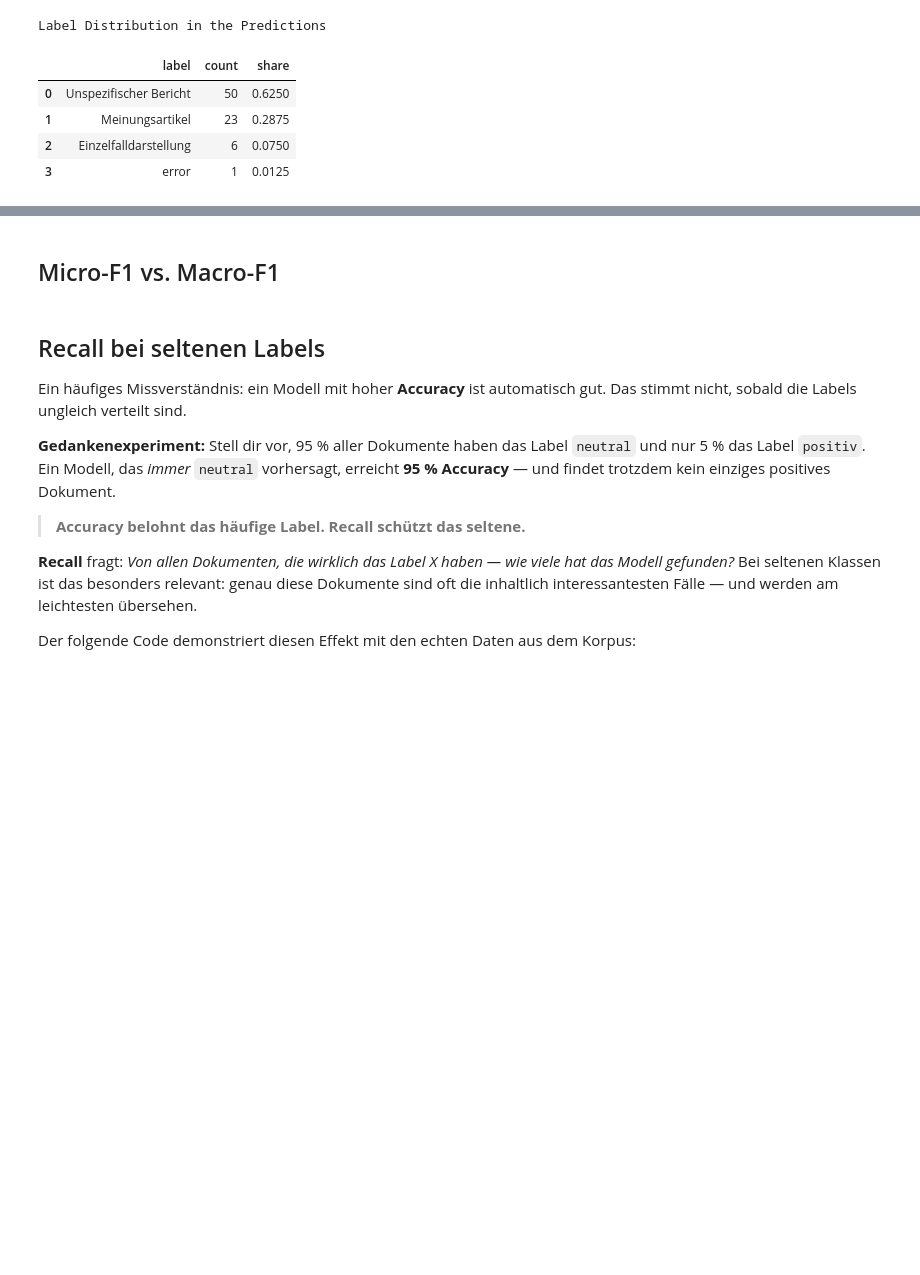
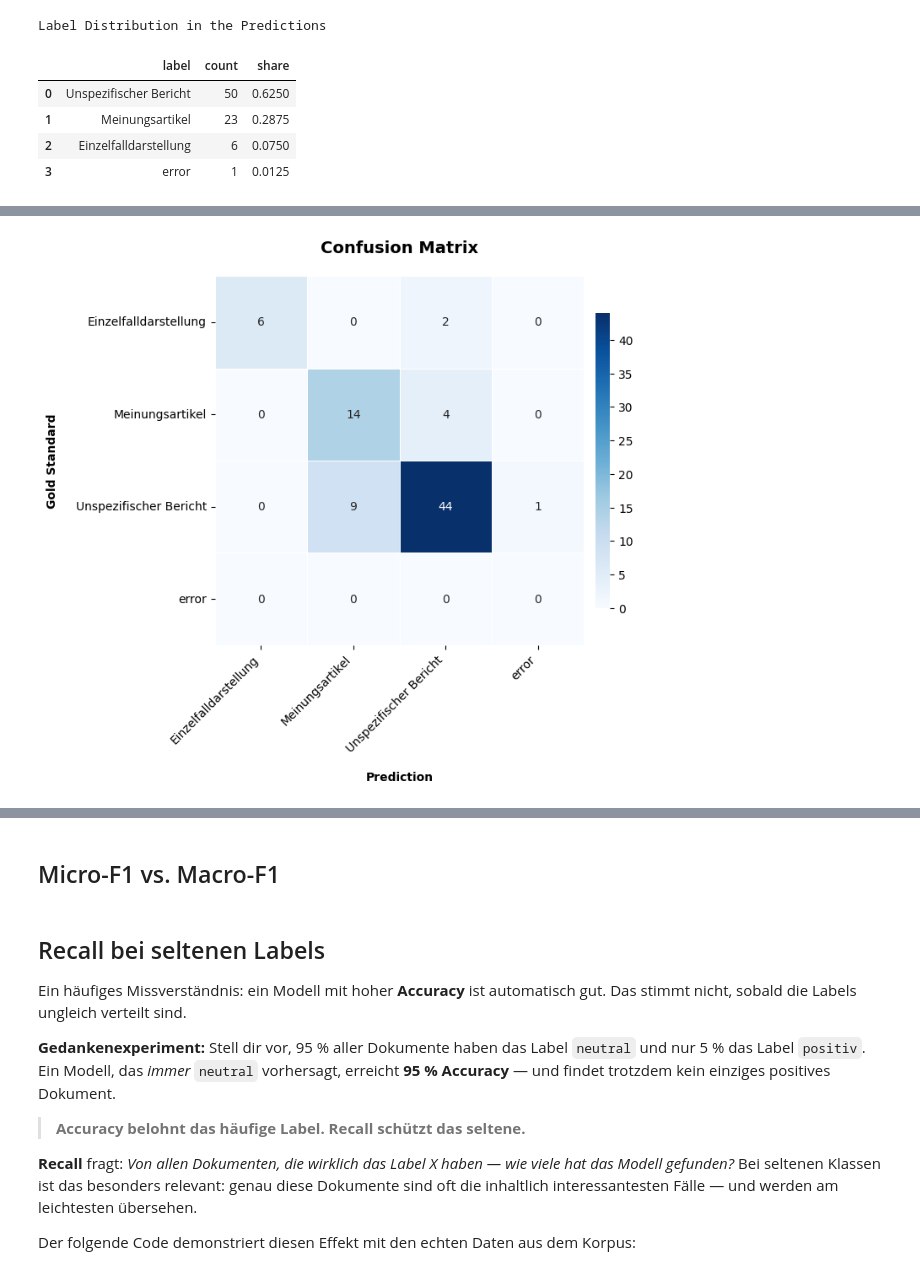
Before and after one commit to zentralbibliothek-zuerich/zblab-summerschool-2026, a Jupyter notebook: notebooks/XX_evaluation.ipynb, the cells around one changed output, grey strips where cells are left out. Cells and saved outputs as stored; diff of their text form; code cells hidden in the pictures; blank space fills up the shorter version.

Commit message:
:sparkles: polish and add normed confusion matrices

```diff
--- a/notebooks/XX_evaluation.ipynb
+++ b/notebooks/XX_evaluation.ipynb
@@ -123,6 +112,6 @@ Falls die Anzahl Dokumente vor und nach dem Merge nicht übereinstimmt, fehlt f
 # %%
 eval_df = (
-    gold_df[gold_df['label'].notna()].merge(pred_df, on='id', how='inner')
+    gold_df[gold_df['label'].notna()].merge(pred_df, on='id', how='left')
 )
 
 print(f'{"Gold standard entries:":<23} {len(gold_df[gold_df["label"].notna()])}')
@@ -156,22 +132 @@ ERROR_LABEL = "error"  # Placeholder for prediction labels not in the gold stand
-# %%
-gold_label_list = sorted(eval_df['gold'].unique())
-unknown = set(eval_df['pred'].unique()) - set(gold_label_list)
-
-if unknown:
-    n_affected = eval_df['pred'].isin(unknown).sum()
-    print(f'⚠  Labels in Predictions, die nicht im Gold Standard vorkommen: {unknown}')
-    print(f'   Anzahl betroffener Dokumente: {n_affected}')
-    print(f"   Diese werden auf '{UNKNOWN_SENTINEL}' gemappt")
-    print(f'   und zählen als False Negative der jeweiligen Gold-Klasse.')
-else:
-    print('✓  Alle Prediction-Labels sind im Gold Standard bekannt.')
-
-# Mapping: unbekannte Labels → Sentinel
-eval_df['pred_mapped'] = eval_df['pred'].apply(
-    lambda x: x if x in gold_label_list else UNKNOWN_SENTINEL
-)
-
-# Labels für sklearn: Gold-Klassen + Sentinel (nur wenn er tatsächlich vorkommt)
-has_unknown = UNKNOWN_SENTINEL in eval_df['pred_mapped'].values
-sklearn_labels = gold_label_list + ([UNKNOWN_SENTINEL] if has_unknown else [])
 # %% [markdown]
@@ -254,31 +228,32 @@ label_list = sorted(eval_df["predicted_label"].unique())
 true_labels = eval_df["label"]
 predicted_labels = eval_df["predicted_label"]
 # %%
-# pd.crosstab zeigt automatisch alle Prediction-Spalten, inkl. [unbekannt] falls vorhanden
 confusion_matrix_df = pd.crosstab(
-    eval_df["label"],
-    eval_df["predicted_label"],
+    true_labels,
+    predicted_labels,
     rownames=["Gold Standard"],
     colnames=["Predicted"],
 )
 
-# Alle Gold-Klassen als Zeilen sicherstellen (auch wenn nie vorhergesagt)
+# Include the error class in the confusion matrix even if it has zero counts
 confusion_matrix_df = confusion_matrix_df.reindex(index=label_list, fill_value=0)
 
 plt.figure(figsize=(9, 7))
 
 # Confusion matrix with absolute counts
 sns.heatmap(confusion_matrix_df, annot=True, fmt='d', cmap='Blues',
             linewidths=0.5, square=True,
             cbar_kws={"shrink": 0.8, "pad": 0.02})
 
 plt.title("Confusion Matrix", pad=20, fontsize=14, fontweight='bold')
 plt.xlabel("Prediction", fontweight='bold', labelpad=15)
 plt.ylabel("Gold Standard", fontweight='bold', labelpad=15)
 
 # Rotate x-axis labels for better readability
 plt.xticks(rotation=45, ha='right')
 plt.yticks(rotation=0)
 
 plt.tight_layout(pad=2.0)
 plt.show()
+# %% [output]
+[figure, added]
```
Also changed, not shown: parts of 20 cells of this notebook.
